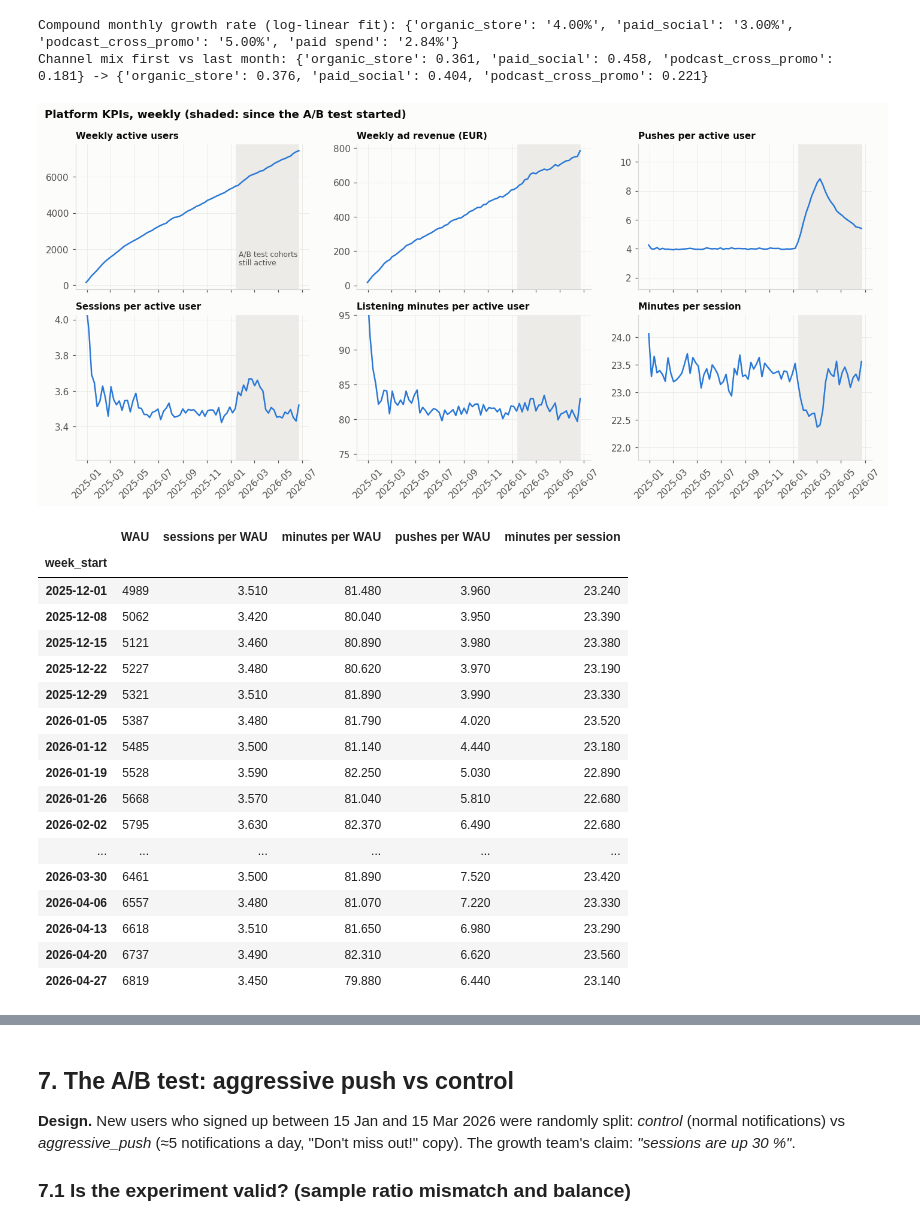
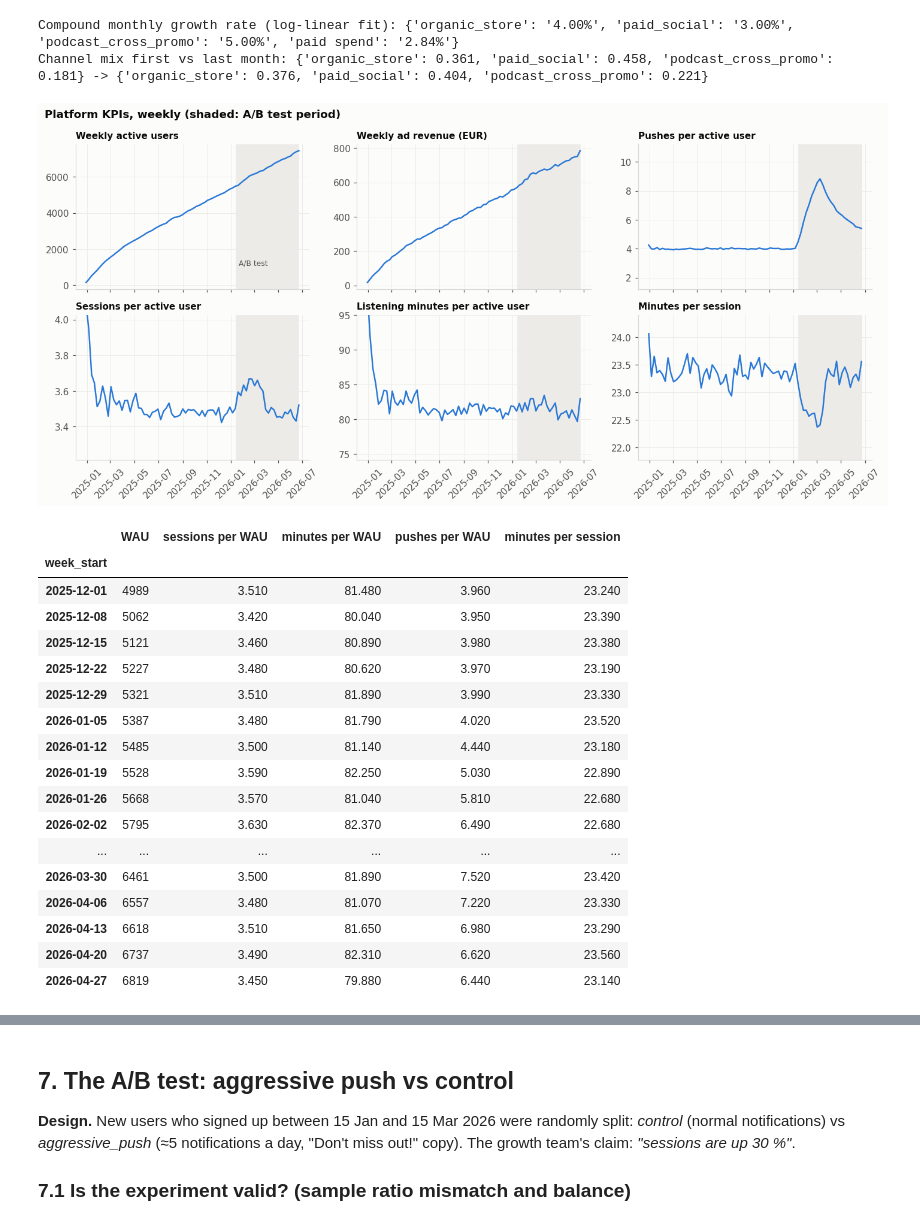
Before and after one commit to leobeaumont/growth_modelling_echo, a Jupyter notebook: 06_Echo/echo_growth_analysis.ipynb, the cells around one changed output, grey strips where cells are left out. Saved outputs shown, nothing was run; the diff lists cells and outputs as text; code cells hidden in the pictures.

```diff
--- a/06_Echo/echo_growth_analysis.ipynb
+++ b/06_Echo/echo_growth_analysis.ipynb
@@ -820,31 +820,31 @@ Channel mix first vs last month: {'organic_store': 0.361, 'paid_social': 0.458,
 # %%
 kpi = w.groupby('week_start').agg(WAU=('user_id', 'nunique'), sessions=('sessions', 'sum'), minutes=('minutes', 'sum'),
                                    ads=('ad_impressions', 'sum'), push=('push_notifications_received', 'sum'), revenue=('revenue', 'sum'))
 kpi['sessions per WAU'] = kpi.sessions / kpi.WAU
 kpi['minutes per WAU'] = kpi.minutes / kpi.WAU
 kpi['pushes per WAU'] = kpi.push / kpi.WAU
 kpi['minutes per session'] = kpi.minutes / kpi.sessions
 kpi['listening hours'] = kpi.minutes / 60
 
 panels = [('WAU', 'Weekly active users'), ('revenue', 'Weekly ad revenue (EUR)'), ('pushes per WAU', 'Pushes per active user'),
           ('sessions per WAU', 'Sessions per active user'), ('minutes per WAU', 'Listening minutes per active user'), ('minutes per session', 'Minutes per session')]
 fig, axes = plt.subplots(2, 3, figsize=(13, 6.2), sharex=True)
 for ax, (col, title) in zip(axes.flat, panels):
     ax.axvspan(TEST_START, LAST_FULL_WEEK, color='#ecebe8', zorder=0)
     ax.plot(kpi.index, kpi[col], color=BLUE, linewidth=1.6)
     ax.set_title(title, fontsize=10)
     if col not in ('WAU', 'revenue'):
         lo, hi = kpi[col].quantile(.02), kpi[col].quantile(.98); pad = (hi - lo) * 0.6
         ax.set_ylim(lo - pad, hi + pad)
 for ax in axes[1]:
     ax.tick_params(axis='x', rotation=45)
-axes[0, 0].text(TEST_START + pd.Timedelta(days=5), kpi.WAU.max() * 0.15, 'A/B test cohorts\nstill active', fontsize=8, color=INK2)
-fig.suptitle('Platform KPIs, weekly (shaded: since the A/B test started)', x=0.01, ha='left', fontweight='bold')
+axes[0, 0].text(TEST_START + pd.Timedelta(days=5), kpi.WAU.max() * 0.15, 'A/B test', fontsize=8, color=INK2)
+fig.suptitle('Platform KPIs, weekly (shaded: A/B test period)', x=0.01, ha='left', fontweight='bold')
 fig.tight_layout()
 save(fig, '06_platform_kpis'); plt.show()
 display(kpi.loc['2025-12-01':'2026-04-30', ['WAU', 'sessions per WAU', 'minutes per WAU', 'pushes per WAU', 'minutes per session']].round(2))
 # %% [output]
-[figure, old version]
+[figure, new version]
 |  | WAU | sessions per WAU | minutes per WAU | pushes per WAU | minutes per session |
 | week_start |  |  |  |  |  |
 | 2025-12-01 | 4989 | 3.510 | 81.480 | 3.960 | 23.240 |
```
Also changed, not shown: parts of 1 cell of this notebook.
